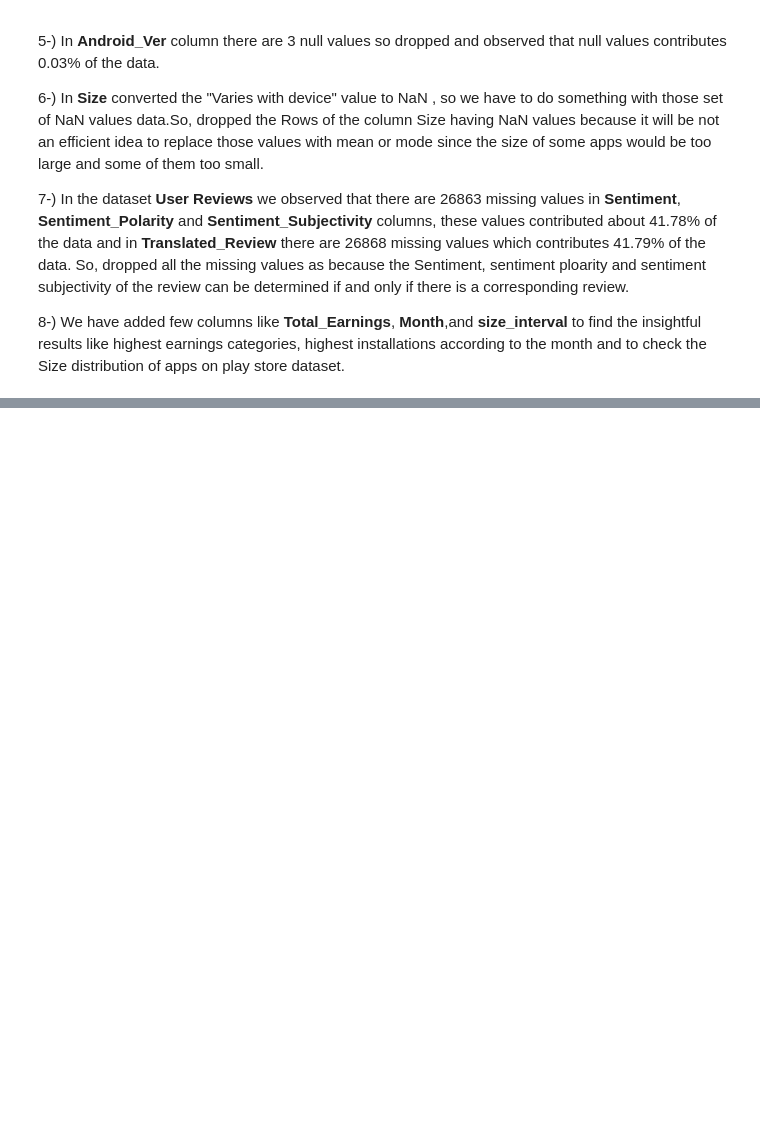
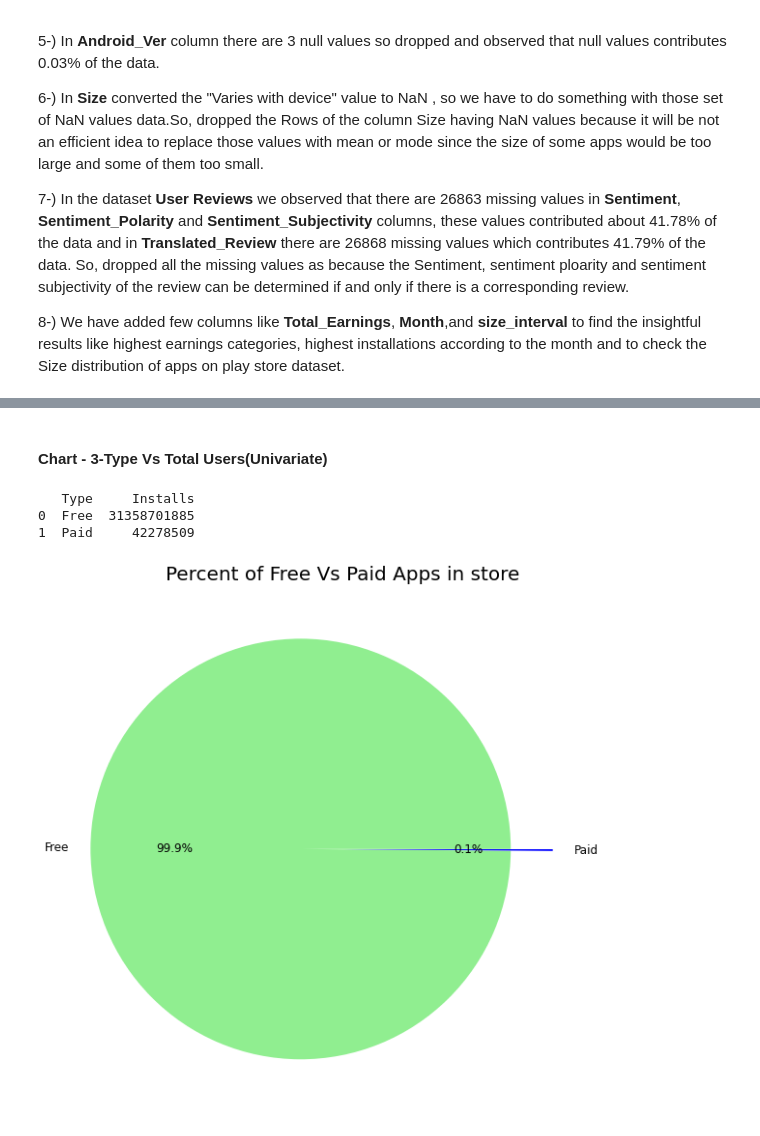
Before and after one commit to ArushiSaxena11/Capstone_Project_EDA-PlayStore_App_Review_Analysis, a Jupyter notebook: Capstone_Project_EDA_(PlayStore_App_Review_Analysis).ipynb, the cells around one changed output, grey strips where cells are left out. Saved outputs shown, nothing was run; the diff lists cells and outputs as text; code cells hidden in the pictures; blank space fills up the shorter version.

```diff
--- a/Capstone_Project_EDA_(PlayStore_App_Review_Analysis).ipynb
+++ b/Capstone_Project_EDA_(PlayStore_App_Review_Analysis).ipynb
@@ -1402,0 +1483,18 @@ We observed the following points related to both data set:-
+# %% [markdown]
+#### Chart - 3-Type Vs Total Users(Univariate)
+# %%
+# Chart - 4 visualization code
+print(Total_Users_Acc_to_Type)
+print(" ")
+
+plt.figure(figsize=(10,10))
+colors = ["lightgreen","blue"]
+explode = (0.2,0)
+plt.pie(Total_Users_Acc_to_Type['Installs'], explode=explode, labels=Total_Users_Acc_to_Type["Type"], colors=colors, autopct='%1.1f%%', startangle=0)
+plt.title('Percent of Free Vs Paid Apps in store',size = 20)
+plt.show()
+# %% [output]
+   Type     Installs
+0  Free  31358701885
+1  Paid     42278509
+[figure, added]
```
Also changed, not shown: parts of 52 cells of this notebook.
